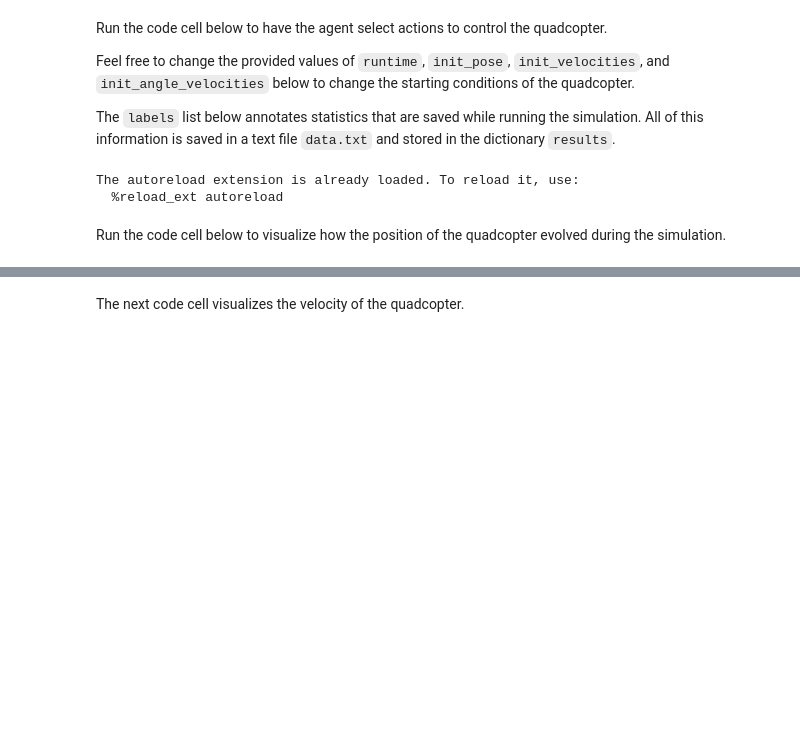
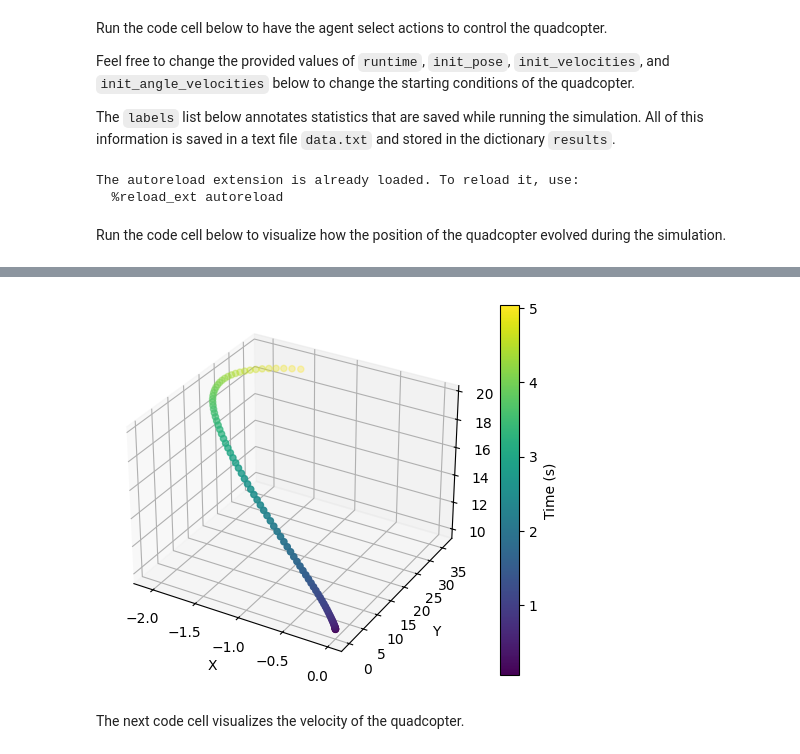
Before and after one commit to Hj-c0ding/RL-Quadcopter, a Jupyter notebook: RL-Quadcopter-2-master/Quadcopter_Project.ipynb, the cells around one changed output, grey strips where cells are left out. Drawn from its saved outputs; the diff is of its cells as text; code cells hidden in the pictures; blank space fills up the shorter version.

Commit message:
added the better visualization

```diff
--- a/RL-Quadcopter-2-master/Quadcopter_Project.ipynb
+++ b/RL-Quadcopter-2-master/Quadcopter_Project.ipynb
@@ -100,3 +100,22 @@ _ = plt.ylim()
+# %%
+def plot3d(x, y, z, t=None):
+    # Scatter points colored by time to visualize the flight path
+    fig = plt.figure()
+    ax = fig.add_subplot(111, projection='3d')
+
+    if t is None:
+        t = range(len(x))
+
+    scatter = ax.scatter(x, y, z, c=t, cmap='viridis', marker='o', s=20)
+    fig.colorbar(scatter, ax=ax, label='Time (s)')
+    ax.set_xlabel('X')
+    ax.set_ylabel('Y')
+    ax.set_zlabel('Z')
+    plt.show()
+# %%
+plot3d(results['x'], results['y'], results['z'], results['time'])
+# %% [output]
+[figure, added]
 # %% [markdown]
 The next code cell visualizes the velocity of the quadcopter.
 # %%
```
Also changed, not shown: parts of 6 cells of this notebook, 1 other file.
